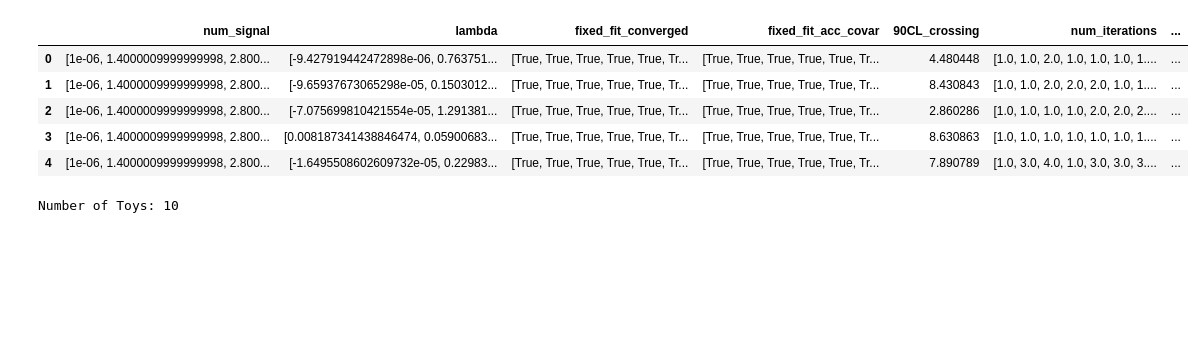
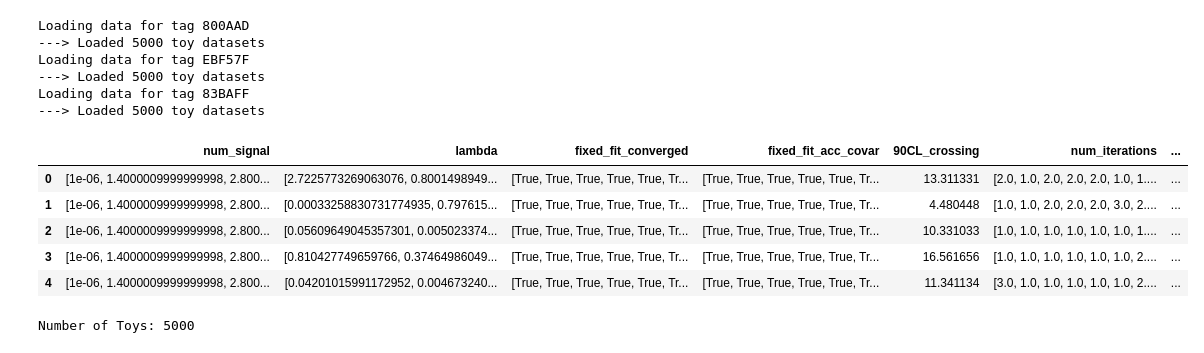
Before and after one commit to YMTheory/sensitivity, a Jupyter notebook: work/SensitivityPaper2020_scripts/MultivariationStudy/multivar analysis.ipynb, the cells around one changed output. Saved outputs shown, nothing was run; the diff lists cells and outputs as text; code cells hidden in the pictures; blank space fills up the shorter version.

Commit message:
Multivar analysis notebook updates

```diff
--- a/work/SensitivityPaper2020_scripts/MultivariationStudy/multivar analysis.ipynb
+++ b/work/SensitivityPaper2020_scripts/MultivariationStudy/multivar analysis.ipynb
@@ -24,22 +24,40 @@ plt.rcParams['axes.prop_cycle'] = cycler(color='bgrcmyk')
 import nEXOFitWorkspace
 import nEXOFitModel
 import nEXOFitLikelihood
+# %%
+tag_dnn_dict={'800AAD':'0.0', 'EBF57F':'0.15', '83BAFF':'0.2'}
 # %%
-outputdir = Path('/Users/sangiorgio1/scratch/21_11_24/')
-filename = Path('sens_output_file_multivarstudy_1.0000x_90CL_001_D024.h5')
-df = pd.read_hdf(outputdir/filename)
+outputdir = Path('/Users/sangiorgio1/OneDrive - LLNL/nEXO/Simulations/sensitivity/sensitivity2020/multi_variations_study/output')
+
+import glob
+h5_files = glob.glob(f'{outputdir}/*.h5')
+
+dfdict = dict()
+for tag in tag_dnn_dict.keys():
+    print(f'Loading data for tag {tag}')
+    df_list = [pd.read_hdf(outputdir/Path(filename)) for filename in h5_files if tag in filename]
+    dfdict[tag] = pd.concat(df_list, ignore_index=True)
+    print('---> Loaded {} toy datasets'.format(len(dfdict[tag])))
+# %% [output]
+Loading data for tag 800AAD
+---> Loaded 5000 toy datasets
+Loading data for tag EBF57F
+---> Loaded 5000 toy datasets
+Loading data for tag 83BAFF
+---> Loaded 5000 toy datasets
 # %%
+df = dfdict['EBF57F']
 df.head()
 # %% [output]
 |  | num_signal | lambda | fixed_fit_converged | fixed_fit_acc_covar | 90CL_crossing | num_iterations | ... |
-| 0 | [1e-06, 1.4000009999999998, 2.800... | [-9.427919442472898e-06, 0.763751... | [True, True, True, True, True, Tr... | [True, True, True, True, True, Tr... | 4.480448 | [1.0, 1.0, 2.0, 1.0, 1.0, 1.0, 1.... | ... |
-| 1 | [1e-06, 1.4000009999999998, 2.800... | [-9.65937673065298e-05, 0.1503012... | [True, True, True, True, True, Tr... | [True, True, True, True, True, Tr... | 8.430843 | [1.0, 1.0, 2.0, 2.0, 2.0, 1.0, 1.... | ... |
-| 2 | [1e-06, 1.4000009999999998, 2.800... | [-7.075699810421554e-05, 1.291381... | [True, True, True, True, True, Tr... | [True, True, True, True, True, Tr... | 2.860286 | [1.0, 1.0, 1.0, 1.0, 2.0, 2.0, 2.... | ... |
-| 3 | [1e-06, 1.4000009999999998, 2.800... | [0.008187341438846474, 0.05900683... | [True, True, True, True, True, Tr... | [True, True, True, True, True, Tr... | 8.630863 | [1.0, 1.0, 1.0, 1.0, 1.0, 1.0, 1.... | ... |
-| 4 | [1e-06, 1.4000009999999998, 2.800... | [-1.6495508602609732e-05, 0.22983... | [True, True, True, True, True, Tr... | [True, True, True, True, True, Tr... | 7.890789 | [1.0, 3.0, 4.0, 1.0, 3.0, 3.0, 3.... | ... |
+| 0 | [1e-06, 1.4000009999999998, 2.800... | [2.7225773269063076, 0.8001498949... | [True, True, True, True, True, Tr... | [True, True, True, True, True, Tr... | 13.311331 | [2.0, 1.0, 2.0, 2.0, 2.0, 1.0, 1.... | ... |
+| 1 | [1e-06, 1.4000009999999998, 2.800... | [0.00033258830731774935, 0.797615... | [True, True, True, True, True, Tr... | [True, True, True, True, True, Tr... | 4.480448 | [1.0, 1.0, 2.0, 2.0, 2.0, 3.0, 2.... | ... |
+| 2 | [1e-06, 1.4000009999999998, 2.800... | [0.05609649045357301, 0.005023374... | [True, True, True, True, True, Tr... | [True, True, True, True, True, Tr... | 10.331033 | [1.0, 1.0, 1.0, 1.0, 1.0, 1.0, 1.... | ... |
+| 3 | [1e-06, 1.4000009999999998, 2.800... | [0.810427749659766, 0.37464986049... | [True, True, True, True, True, Tr... | [True, True, True, True, True, Tr... | 16.561656 | [1.0, 1.0, 1.0, 1.0, 1.0, 1.0, 2.... | ... |
+| 4 | [1e-06, 1.4000009999999998, 2.800... | [0.04201015991172952, 0.004673240... | [True, True, True, True, True, Tr... | [True, True, True, True, True, Tr... | 11.341134 | [3.0, 1.0, 1.0, 1.0, 1.0, 1.0, 2.... | ... |
 # %%
 print("Number of Toys:", len(df))
 # %% [output]
-Number of Toys: 10
+Number of Toys: 5000
 # %%
 # Compute the convergence fraction
```
Also changed, not shown: parts of 3 cells of this notebook.
